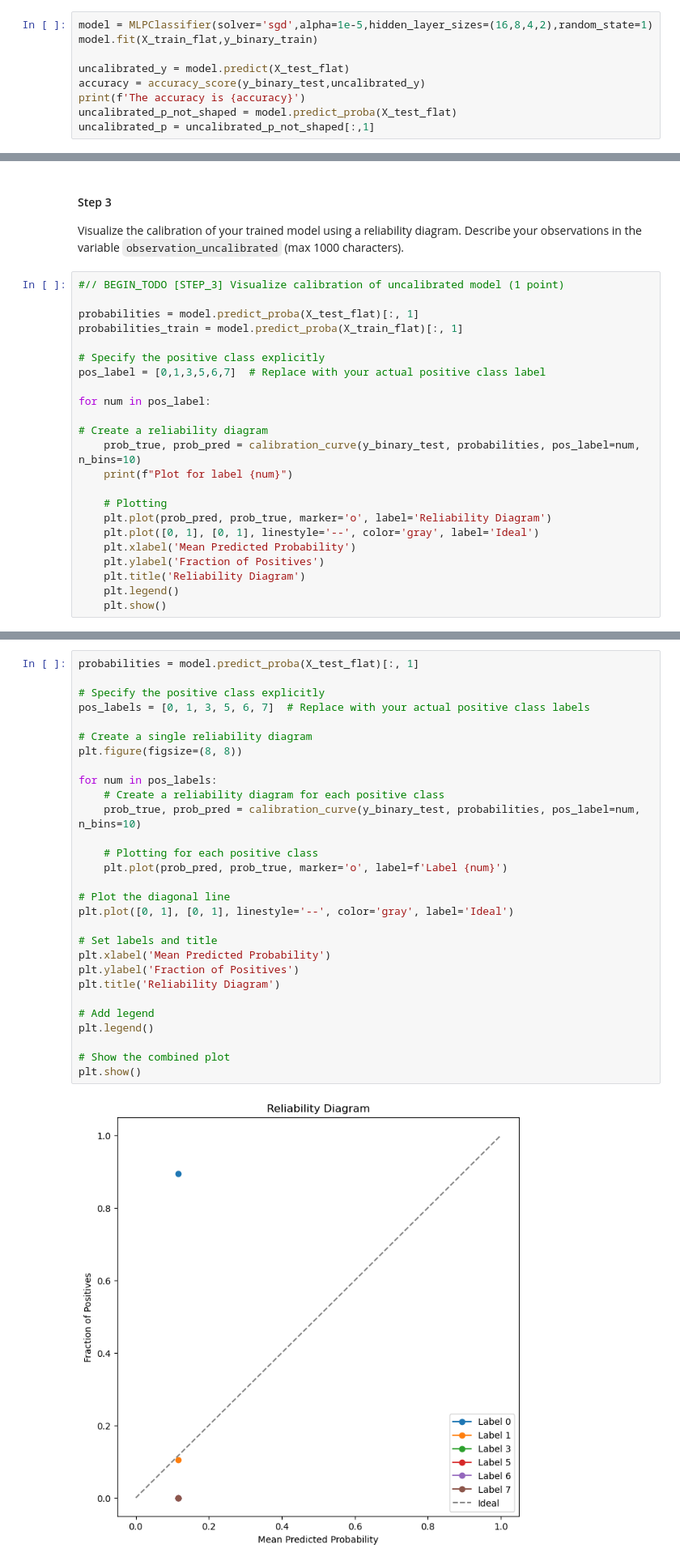
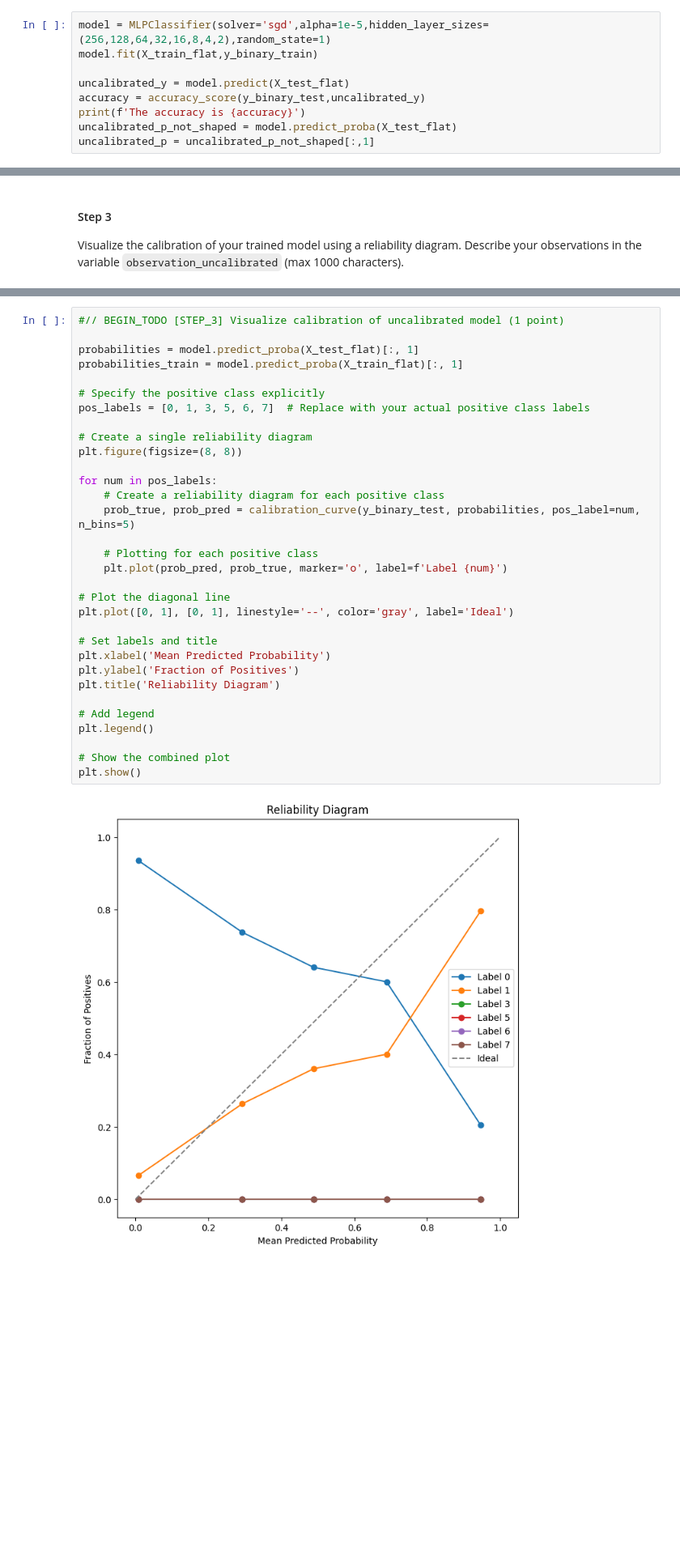
Before and after one commit to AceCrypt/ML_Industry, a Jupyter notebook: calibration.ipynb, the cells around one changed output, grey strips where cells are left out. Shown at 81% size. Drawn from its saved outputs; the diff is of its cells as text; blank space fills up the shorter version.

```diff
--- a/calibration.ipynb
+++ b/calibration.ipynb
@@ -201,5 +203,5 @@ from sklearn.utils.validation import check_X_y
 # %%
-model = MLPClassifier(solver='sgd',alpha=1e-5,hidden_layer_sizes=(16,8,4,2),random_state=1)
+model = MLPClassifier(solver='sgd',alpha=1e-5,hidden_layer_sizes=(256,128,64,32,16,8,4,2),random_state=1)
 model.fit(X_train_flat,y_binary_train)
 
 uncalibrated_y = model.predict(X_test_flat)
@@ -223,26 +225,3 @@ print(uncalibrated_p.shape)
 #### Step 3
 
 Visualize the calibration of your trained model using a reliability diagram. Describe your observations in the variable `observation_uncalibrated` (max 1000 characters).
-# %%
-#// BEGIN_TODO [STEP_3] Visualize calibration of uncalibrated model (1 point)
-
-probabilities = model.predict_proba(X_test_flat)[:, 1]
-probabilities_train = model.predict_proba(X_train_flat)[:, 1]
-
-# Specify the positive class explicitly
-pos_label = [0,1,3,5,6,7]  # Replace with your actual positive class label
-
-for num in pos_label:
-
-# Create a reliability diagram
-    prob_true, prob_pred = calibration_curve(y_binary_test, probabilities, pos_label=num, n_bins=10)
-    print(f"Plot for label {num}")
-
-    # Plotting
-    plt.plot(prob_pred, prob_true, marker='o', label='Reliability Diagram')
-    plt.plot([0, 1], [0, 1], linestyle='--', color='gray', label='Ideal')
-    plt.xlabel('Mean Predicted Probability')
-    plt.ylabel('Fraction of Positives')
-    plt.title('Reliability Diagram')
-    plt.legend()
-    plt.show()
@@ -262,34 +228,37 @@ Plot for label 7
 # %%
+#// BEGIN_TODO [STEP_3] Visualize calibration of uncalibrated model (1 point)
+
 probabilities = model.predict_proba(X_test_flat)[:, 1]
+probabilities_train = model.predict_proba(X_train_flat)[:, 1]
 
 # Specify the positive class explicitly
 pos_labels = [0, 1, 3, 5, 6, 7]  # Replace with your actual positive class labels
 
 # Create a single reliability diagram
 plt.figure(figsize=(8, 8))
 
 for num in pos_labels:
     # Create a reliability diagram for each positive class
-    prob_true, prob_pred = calibration_curve(y_binary_test, probabilities, pos_label=num, n_bins=10)
+    prob_true, prob_pred = calibration_curve(y_binary_test, probabilities, pos_label=num, n_bins=5)
 
     # Plotting for each positive class
     plt.plot(prob_pred, prob_true, marker='o', label=f'Label {num}')
 
 # Plot the diagonal line
 plt.plot([0, 1], [0, 1], linestyle='--', color='gray', label='Ideal')
 
 # Set labels and title
 plt.xlabel('Mean Predicted Probability')
 plt.ylabel('Fraction of Positives')
 plt.title('Reliability Diagram')
 
 # Add legend
 plt.legend()
 
 # Show the combined plot
 plt.show()
 # %% [output]
-[figure, old version]
+[figure, new version]
 # %%
 observation_uncalibrated = ' '
 # %%
```
Also changed, not shown: parts of 26 cells of this notebook, 1 other file.
